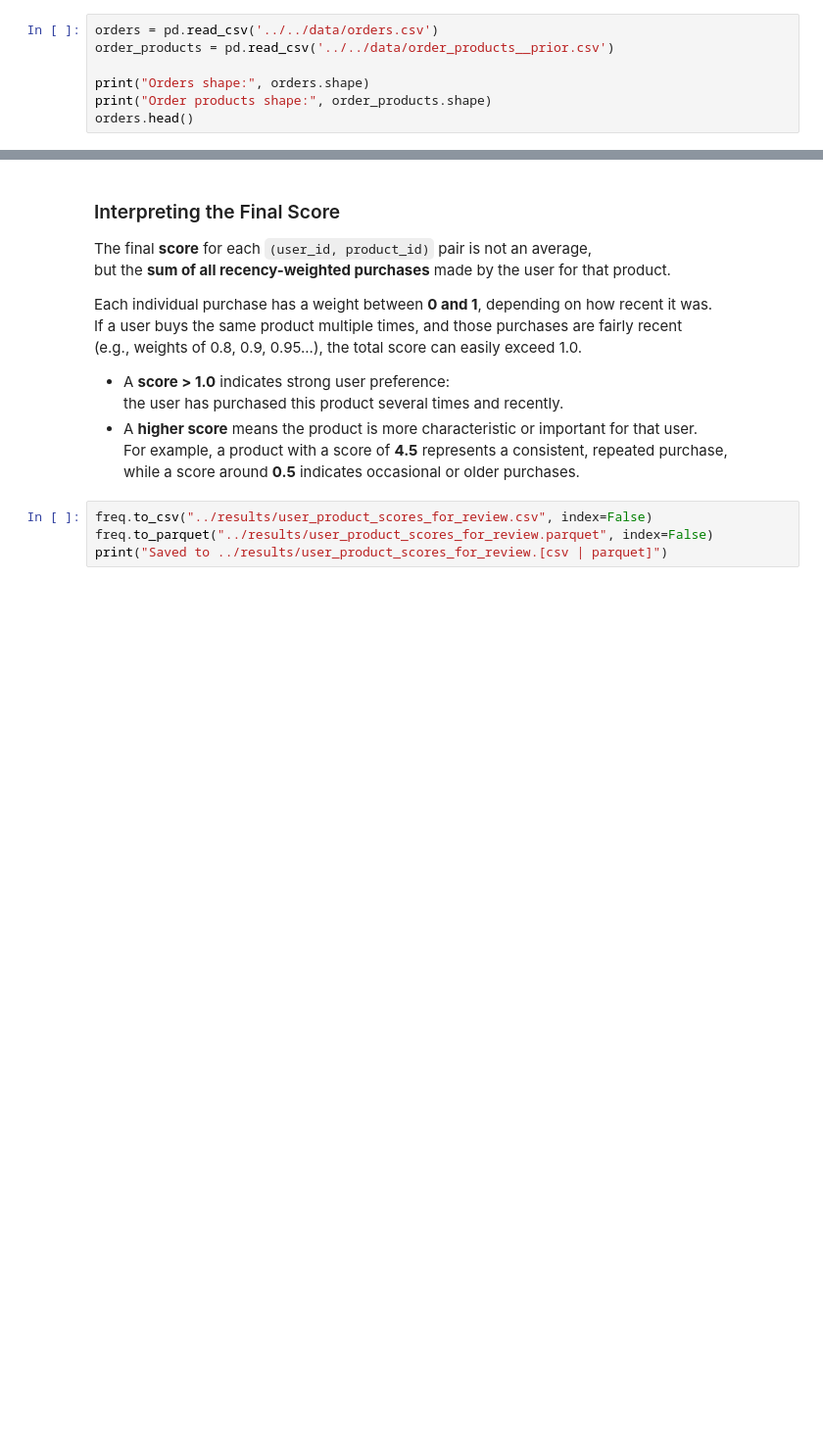
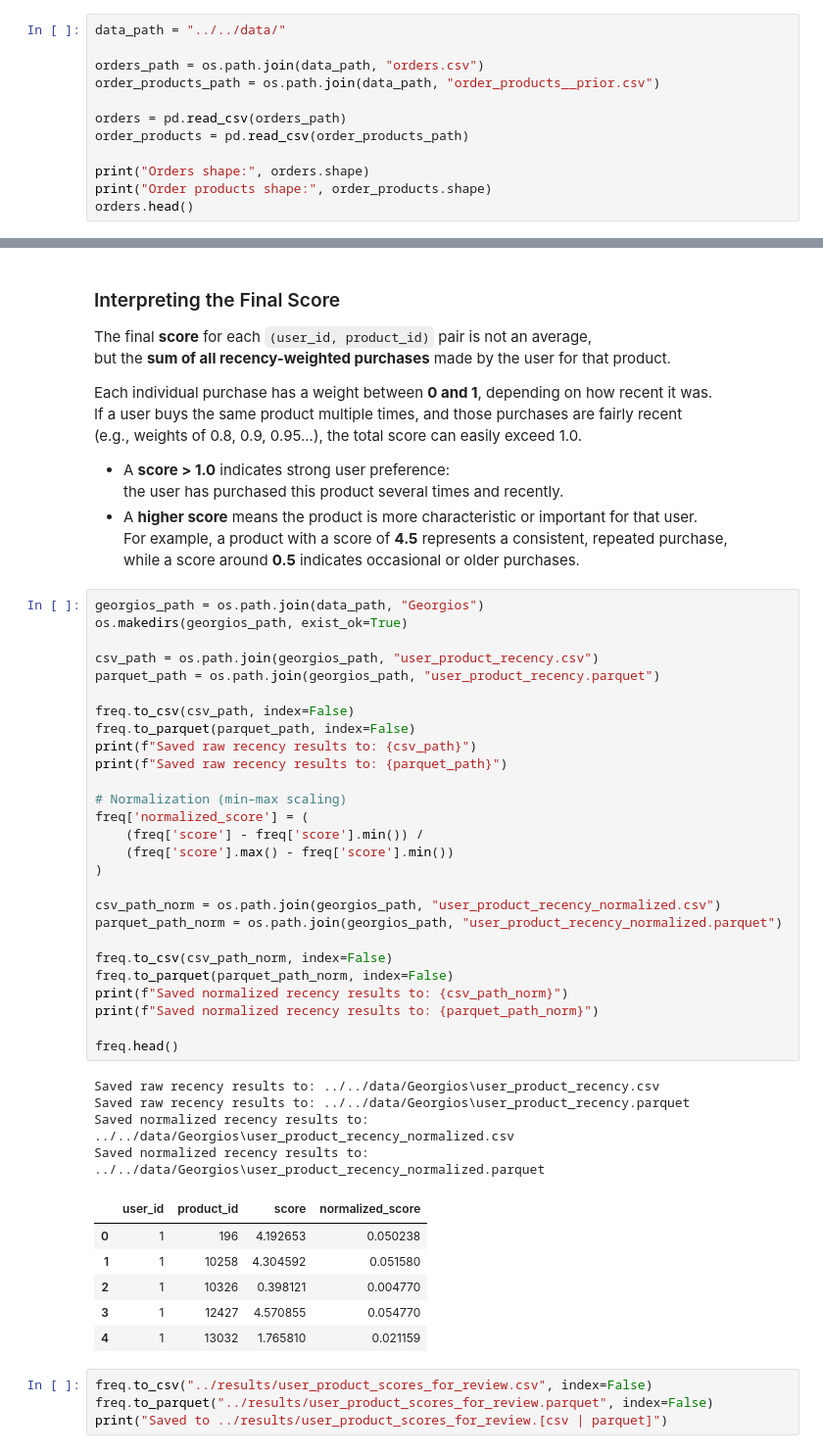
Before and after one commit to krusand/02807-CT-Project, a Jupyter notebook: Georgios/notebooks/user_product_recency.ipynb, the cells around one changed output, grey strips where cells are left out. Shown at 98% size. Saved outputs shown, nothing was run; the diff lists cells and outputs as text; blank space fills up the shorter version.

```diff
--- a/Georgios/notebooks/frequency_analysis.ipynb
+++ b/Georgios/notebooks/user_product_recency.ipynb
@@ -19,8 +20,13 @@ import seaborn as sns
 pd.set_option('display.max_columns', 20)
 pd.set_option('display.width', 120)
 # %%
-orders = pd.read_csv('../../data/orders.csv')
-order_products = pd.read_csv('../../data/order_products__prior.csv')
+data_path = "../../data/"
+
+orders_path = os.path.join(data_path, "orders.csv")
+order_products_path = os.path.join(data_path, "order_products__prior.csv")
+
+orders = pd.read_csv(orders_path)
+order_products = pd.read_csv(order_products_path)
 
 print("Orders shape:", orders.shape)
 print("Order products shape:", order_products.shape)
@@ -190,6 +196,44 @@ If a user buys the same product multiple times, and those purchases are fairly r
 - A **higher score** means the product is more characteristic or important for that user.
   For example, a product with a score of **4.5** represents a consistent, repeated purchase,
   while a score around **0.5** indicates occasional or older purchases.
+# %%
+georgios_path = os.path.join(data_path, "Georgios")
+os.makedirs(georgios_path, exist_ok=True)
+
+csv_path = os.path.join(georgios_path, "user_product_recency.csv")
+parquet_path = os.path.join(georgios_path, "user_product_recency.parquet")
+
+freq.to_csv(csv_path, index=False)
+freq.to_parquet(parquet_path, index=False)
+print(f"Saved raw recency results to: {csv_path}")
+print(f"Saved raw recency results to: {parquet_path}")
+
+# Normalization (min–max scaling)
+freq['normalized_score'] = (
+    (freq['score'] - freq['score'].min()) /
+    (freq['score'].max() - freq['score'].min())
+)
+
+csv_path_norm = os.path.join(georgios_path, "user_product_recency_normalized.csv")
+parquet_path_norm = os.path.join(georgios_path, "user_product_recency_normalized.parquet")
+
+freq.to_csv(csv_path_norm, index=False)
+freq.to_parquet(parquet_path_norm, index=False)
+print(f"Saved normalized recency results to: {csv_path_norm}")
+print(f"Saved normalized recency results to: {parquet_path_norm}")
+
+freq.head()
+# %% [output]
+Saved raw recency results to: ../../data/Georgios\user_product_recency.csv
+Saved raw recency results to: ../../data/Georgios\user_product_recency.parquet
+Saved normalized recency results to: ../../data/Georgios\user_product_recency_normalized.csv
+Saved normalized recency results to: ../../data/Georgios\user_product_recency_normalized.parquet
+|  | user_id | product_id | score | normalized_score |
+| 0 | 1 | 196 | 4.192653 | 0.050238 |
+| 1 | 1 | 10258 | 4.304592 | 0.051580 |
+| 2 | 1 | 10326 | 0.398121 | 0.004770 |
+| 3 | 1 | 12427 | 4.570855 | 0.054770 |
+| 4 | 1 | 13032 | 1.765810 | 0.021159 |
 # %%
 freq.to_csv("../results/user_product_scores_for_review.csv", index=False)
 freq.to_parquet("../results/user_product_scores_for_review.parquet", index=False)
```
Also changed, not shown: parts of 1 cell of this notebook, 3 other files.
